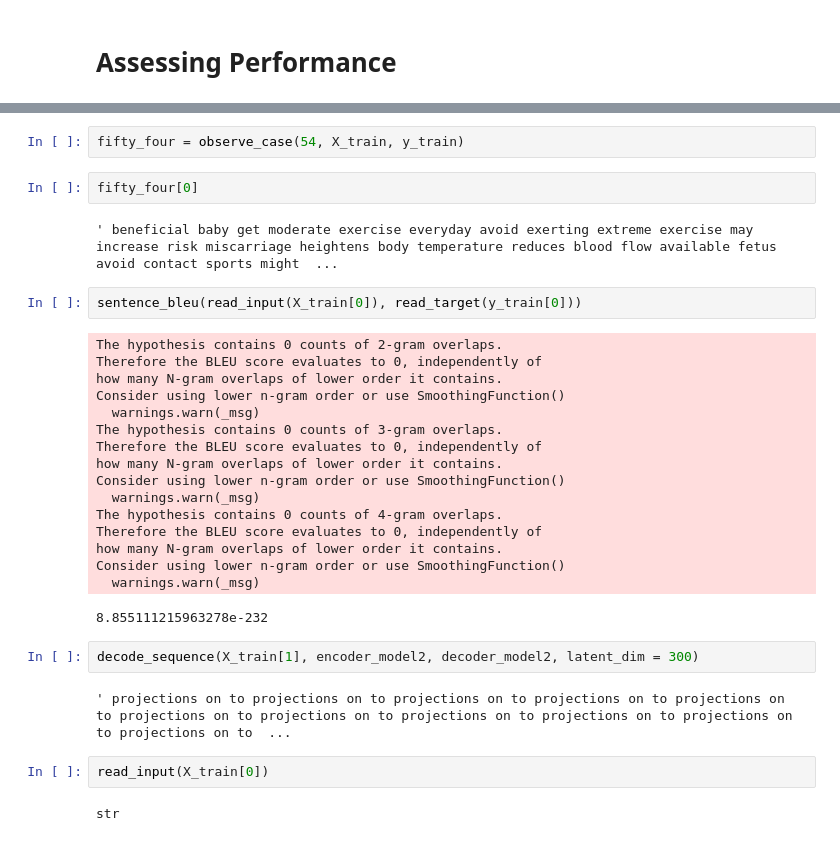
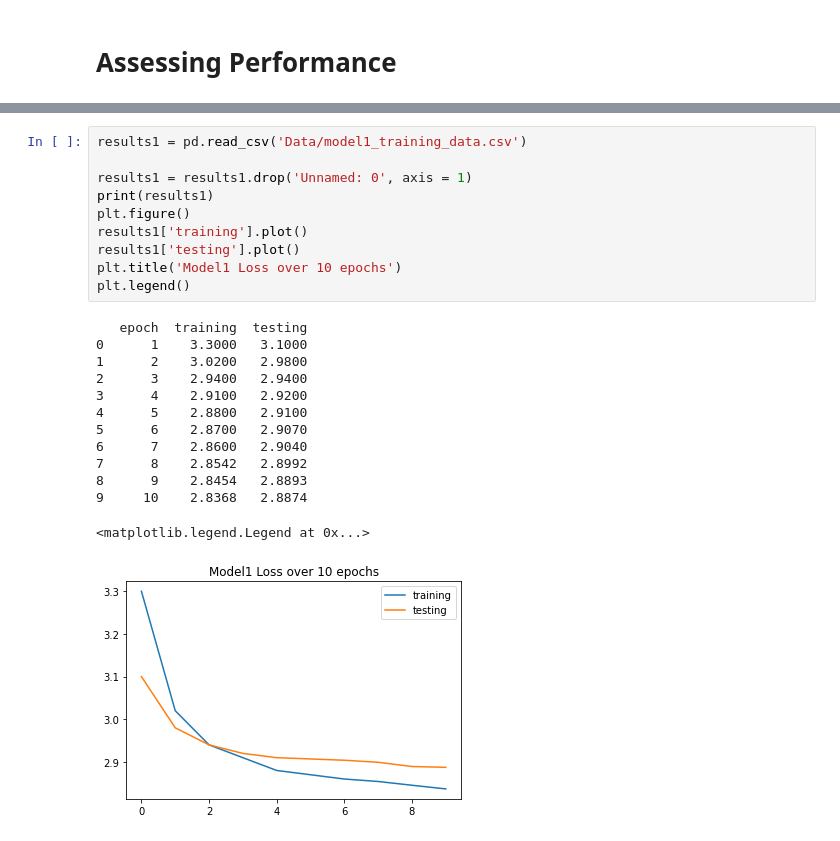
Before and after one commit to Nella796/Springboard_Capstone3, a Jupyter notebook: Preprocessing and Modeling-Original-FD.ipynb, the cells around one changed output, grey strips where cells are left out. Drawn from its saved outputs; the diff is of its cells as text.

```diff
--- a/Preprocessing and Modeling.ipynb
+++ b/Preprocessing and Modeling-Original-FD.ipynb
@@ -549,33 +567,24 @@ def observe_case(Index, Input, Output):
-# %%
-fifty_four = observe_case(54, X_train, y_train)
-# %%
-fifty_four[0]
-# %% [output]
-' beneficial baby get moderate exercise everyday avoid exerting extreme exercise may increase risk miscarriage heightens body temperature reduces blood flow available fetus avoid contact sports might  ...
-# %%
-sentence_bleu(read_input(X_train[0]), read_target(y_train[0]))
-# %% [output]
-The hypothesis contains 0 counts of 2-gram overlaps.
-Therefore the BLEU score evaluates to 0, independently of
-how many N-gram overlaps of lower order it contains.
-Consider using lower n-gram order or use SmoothingFunction()
-  warnings.warn(_msg)
-The hypothesis contains 0 counts of 3-gram overlaps.
-Therefore the BLEU score evaluates to 0, independently of
-how many N-gram overlaps of lower order it contains.
-Consider using lower n-gram order or use SmoothingFunction()
-  warnings.warn(_msg)
-The hypothesis contains 0 counts of 4-gram overlaps.
-Therefore the BLEU score evaluates to 0, independently of
-how many N-gram overlaps of lower order it contains.
-Consider using lower n-gram order or use SmoothingFunction()
-  warnings.warn(_msg)
-8.855111215963278e-232
-# %%
-decode_sequence(X_train[1], encoder_model2, decoder_model2, latent_dim = 300)
-# %% [output]
-' projections on to projections on to projections on to projections on to projections on to projections on to projections on to projections on to projections on to projections on to projections on to  ...
-# %%
-read_input(X_train[0])
-# %% [output]
-str
+# %%
+results1 = pd.read_csv('Data/model1_training_data.csv')
+
+results1 = results1.drop('Unnamed: 0', axis = 1)
+print(results1)
+plt.figure()
+results1['training'].plot()
+results1['testing'].plot()
+plt.title('Model1 Loss over 10 epochs')
+plt.legend()
+# %% [output]
+   epoch  training  testing
+0      1    3.3000   3.1000
+1      2    3.0200   2.9800
+2      3    2.9400   2.9400
+3      4    2.9100   2.9200
+4      5    2.8800   2.9100
+5      6    2.8700   2.9070
+6      7    2.8600   2.9040
+7      8    2.8542   2.8992
+8      9    2.8454   2.8893
+9     10    2.8368   2.8874
+<matplotlib.legend.Legend at 0x...>
+[figure, added]
```
Also changed, not shown: parts of 55 cells of this notebook, 4 other files.
